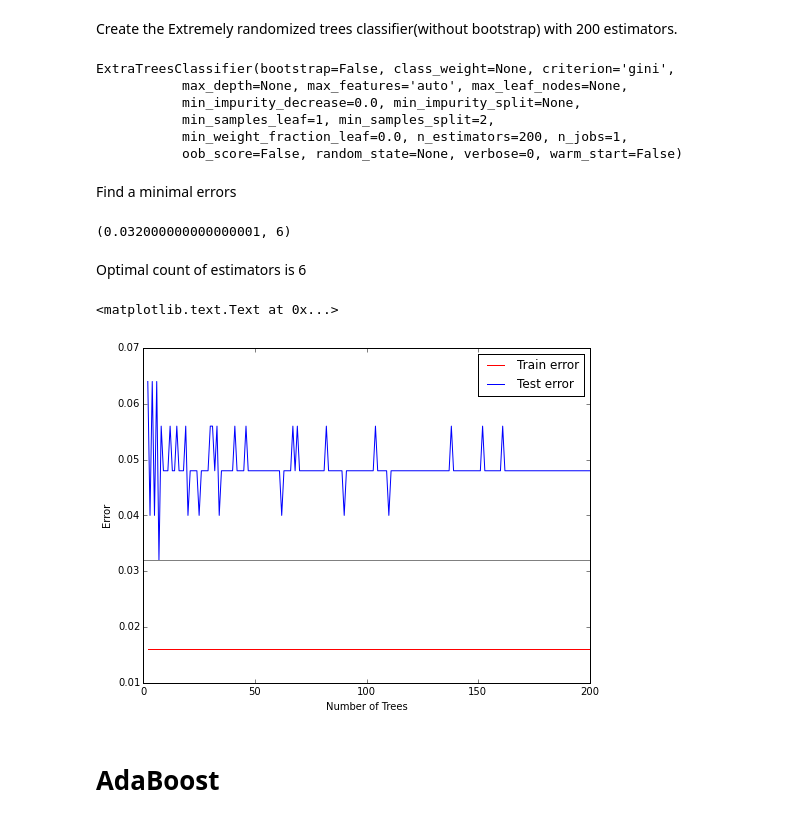
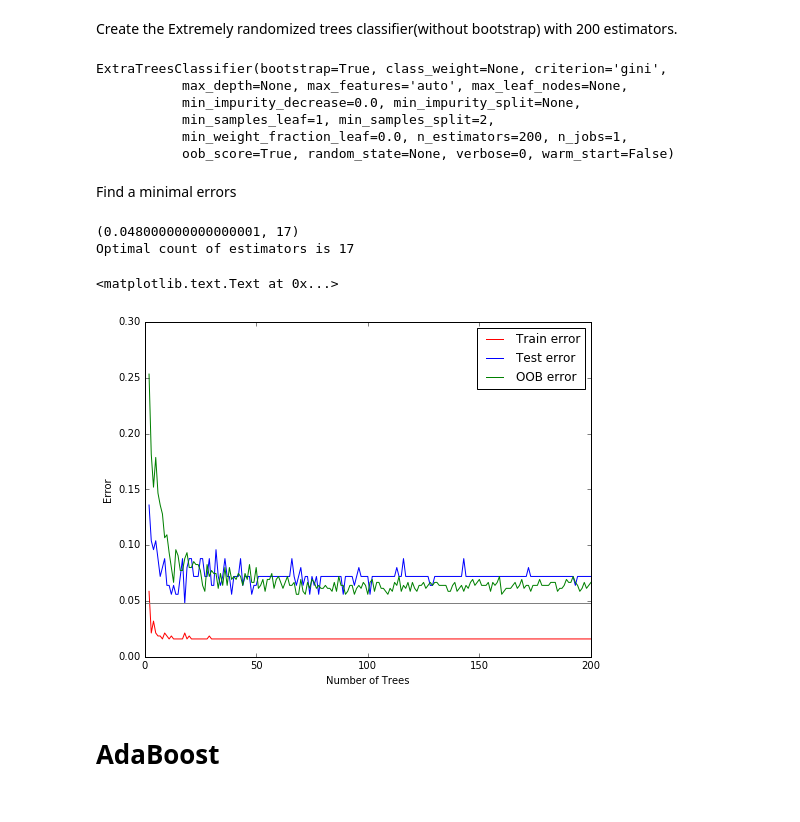
Before and after one commit to r3tgc/ML_homework, a Jupyter notebook: 1_kNN/Armenian_pubs_knn-v2.ipynb, the cells around one changed output. Saved outputs shown, nothing was run; the diff lists cells and outputs as text; code cells hidden in the pictures.

```diff
--- a/1_kNN/Armenian_pubs_knn-v2.ipynb
+++ b/1_kNN/Armenian_pubs_knn-v2.ipynb
@@ -682,7 +682,7 @@ Create the Random Forest Classifier with 200 estimators and fit it.
 # %%
 from sklearn import ensemble
 N_estimators = 200
-rf_model = ensemble.RandomForestClassifier(n_estimators = N_estimators)
+rf_model = ensemble.RandomForestClassifier(n_estimators = N_estimators, oob_score=True)
 rf_model.fit(x_train, y_train)
 # %% [output]
 RandomForestClassifier(bootstrap=True, class_weight=None, criterion='gini',
@@ -697,8 +696,11 @@ Find a optimal count of estimators
 # %%
 err_rf_train = []
 err_rf_test  = []
+oob_err_rf = []
 for n_estimators in range(2, N_estimators + 1):
     rf_model.set_params(n_estimators = n_estimators, warm_start = False)
     rf_model.fit(x_train, y_train)
     err_rf_train.append(np.mean(y_train != rf_model.predict(x_train)))
     err_rf_test.append(np.mean(y_test  != rf_model.predict(x_test)))
+    oob_error = 1 - rf_model.oob_score_
+    oob_err_rf.append(oob_error)
@@ -744,42 +729,46 @@ Create the Extremely randomized trees classifier(without bootstrap) with 200 est
 # %%
 from sklearn import ensemble
 N_estimators = 200
-ef_model = ensemble.ExtraTreesClassifier(n_estimators = N_estimators)
+ef_model = ensemble.ExtraTreesClassifier(n_estimators = N_estimators, oob_score=True, bootstrap=True)
 ef_model.fit(x_train, y_train)
 # %% [output]
-ExtraTreesClassifier(bootstrap=False, class_weight=None, criterion='gini',
+ExtraTreesClassifier(bootstrap=True, class_weight=None, criterion='gini',
            max_depth=None, max_features='auto', max_leaf_nodes=None,
            min_impurity_decrease=0.0, min_impurity_split=None,
            min_samples_leaf=1, min_samples_split=2,
            min_weight_fraction_leaf=0.0, n_estimators=200, n_jobs=1,
-           oob_score=False, random_state=None, verbose=0, warm_start=False)
+           oob_score=True, random_state=None, verbose=0, warm_start=False)
 # %% [markdown]
 Find a minimal errors
 # %%
 err_ef_train = []
 err_ef_test  = []
+oob_err_ef = []
 for n_estimators in range(2, N_estimators + 1):
     ef_model.set_params(n_estimators = n_estimators, warm_start = False)
     ef_model.fit(x_train, y_train)
     err_ef_train.append(np.mean(y_train != ef_model.predict(x_train)))
     err_ef_test.append(np.mean(y_test  != ef_model.predict(x_test)))
+    oob_error = 1 - ef_model.oob_score_
+    oob_err_ef.append(oob_error)
 # %%
 print(min(err_ef_test), np.argmin(err_ef_test) + 1)
+print "Optimal count of estimators is", np.argmin(err_ef_test) + 1
 # %% [output]
-(0.032000000000000001, 6)
+(0.048000000000000001, 17)
+Optimal count of estimators is 17
-# %% [markdown]
-Optimal count of estimators is 6
 # %%
 plt.figure(figsize = (8, 6))
 plt.plot(range(2, n_estimators + 1), err_ef_train, 'r', label = 'Train error')
 plt.plot(range(2, n_estimators + 1), err_ef_test,  'b', label = 'Test error')
+plt.plot(range(2, n_estimators + 1), oob_err_ef,  'g', label = 'OOB error')
 plt.legend(loc = 1)
 plt.axhline(y = min(err_ef_test), color = 'gray')
 plt.xlabel('Number of Trees')
 plt.ylabel('Error')
 # %% [output]
 <matplotlib.text.Text at 0x...>
-[figure, old version]
+[figure, new version]
 # %% [markdown]
 # AdaBoost
 # %% [markdown]
```
Also changed, not shown: parts of 15 cells of this notebook.
